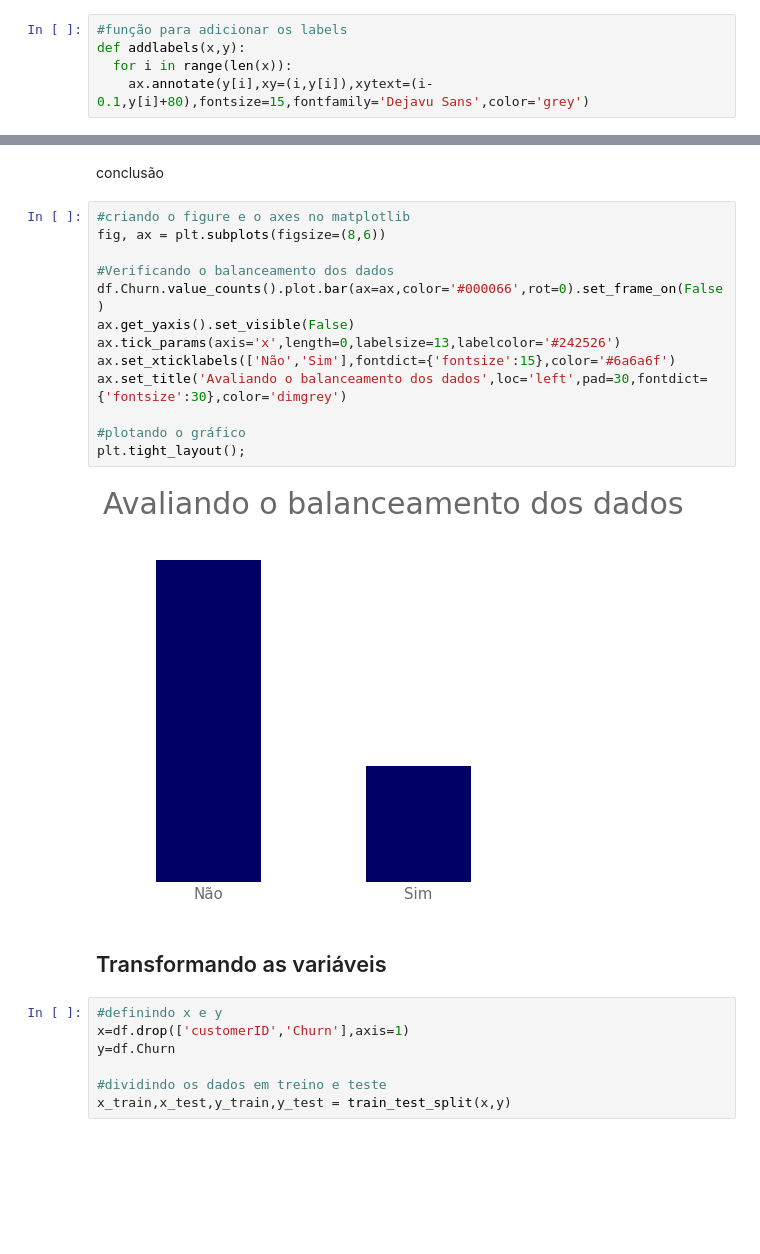
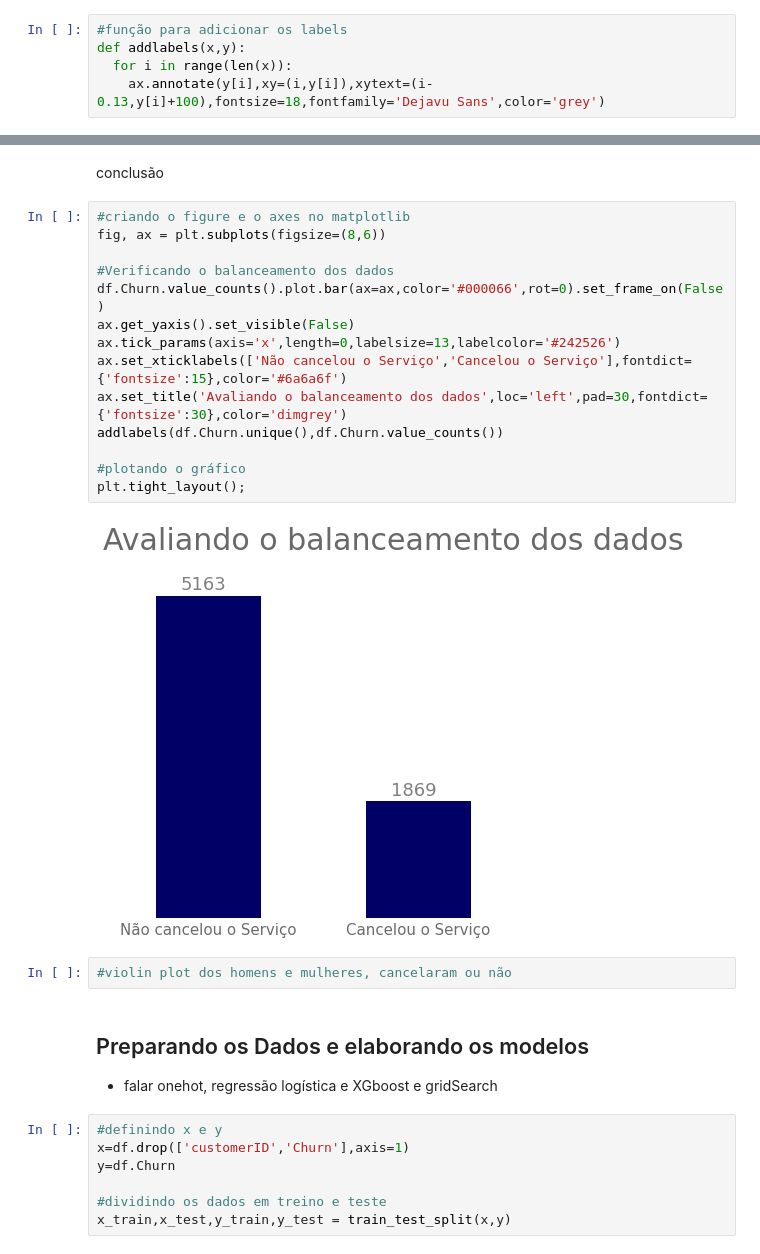
Before and after one commit to FerrazThales/Churn_prediction, a Jupyter notebook: Churn_Prediction_para_uma_empresa_de_Telecomunicações.ipynb, the cells around one changed output, grey strips where cells are left out. Cells and saved outputs as stored; diff of their text form; blank space fills up the shorter version.

```diff
--- a/Churn_Prediction_para_uma_empresa_de_Telecomunicações.ipynb
+++ b/Churn_Prediction_para_uma_empresa_de_Telecomunicações.ipynb
@@ -246,7 +248,7 @@ conclusão
 #função para adicionar os labels
 def addlabels(x,y):
   for i in range(len(x)):
-    ax.annotate(y[i],xy=(i,y[i]),xytext=(i-0.1,y[i]+80),fontsize=15,fontfamily='Dejavu Sans',color='grey')
+    ax.annotate(y[i],xy=(i,y[i]),xytext=(i-0.13,y[i]+100),fontsize=18,fontfamily='Dejavu Sans',color='grey')
 # %%
 #criando o figure e o ax no matplotlib
 fig, ax = plt.subplots(figsize=(8,6))
@@ -269,20 +271,25 @@ conclusão
 # %%
 #criando o figure e o axes no matplotlib
 fig, ax = plt.subplots(figsize=(8,6))
 
 #Verificando o balanceamento dos dados
 df.Churn.value_counts().plot.bar(ax=ax,color='#000066',rot=0).set_frame_on(False)
 ax.get_yaxis().set_visible(False)
 ax.tick_params(axis='x',length=0,labelsize=13,labelcolor='#242526')
-ax.set_xticklabels(['Não','Sim'],fontdict={'fontsize':15},color='#6a6a6f')
+ax.set_xticklabels(['Não cancelou o Serviço','Cancelou o Serviço'],fontdict={'fontsize':15},color='#6a6a6f')
 ax.set_title('Avaliando o balanceamento dos dados',loc='left',pad=30,fontdict={'fontsize':30},color='dimgrey')
+addlabels(df.Churn.unique(),df.Churn.value_counts())
 
 #plotando o gráfico
 plt.tight_layout();
 # %% [output]
-[figure, old version]
+[figure, new version]
-# %% [markdown]
-## Transformando as variáveis
+# %%
+#violin plot dos homens e mulheres, cancelaram ou não
+# %% [markdown]
+## Preparando os Dados e elaborando os modelos
+
+* falar onehot, regressão logística e XGboost e gridSearch
 # %%
 #definindo x e y
 x=df.drop(['customerID','Churn'],axis=1)
```
Also changed, not shown: parts of 25 cells of this notebook.
